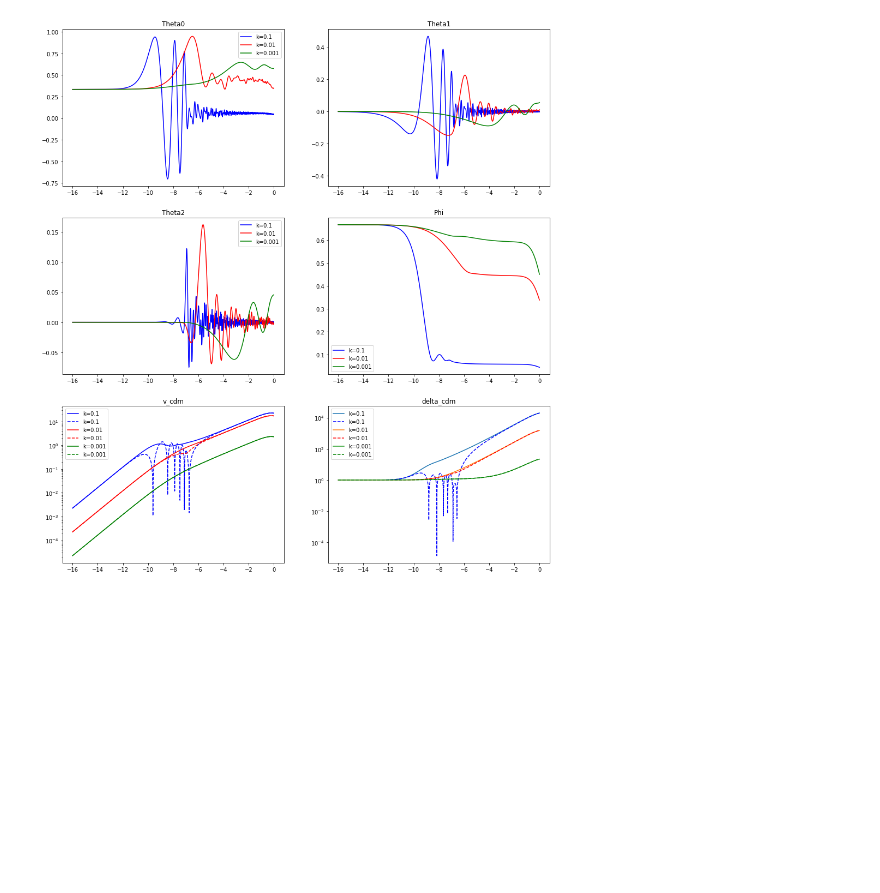
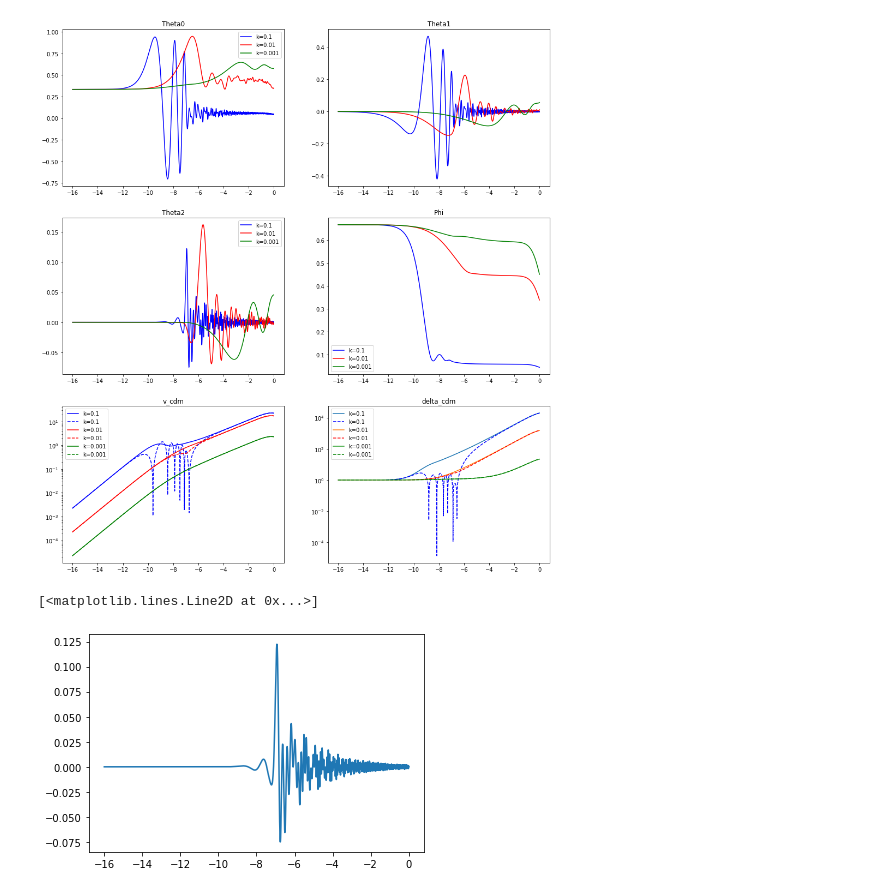
Before and after one commit to asdfbat/AST5220, a Jupyter notebook: Project/Python/m3_plotting.ipynb, the cells around one changed output. Drawn from its saved outputs; the diff is of its cells as text; code cells hidden in the pictures; blank space fills up the shorter version.

```diff
--- a/Project/Python/m3_plotting.ipynb
+++ b/Project/Python/m3_plotting.ipynb
@@ -22,6 +22,8 @@ Theta0     = data[:,:,5]
 Theta1     = data[:,:,6]
 Theta2     = data[:,:,7]
 Phi        = data[:,:,8]
+Psi        = data[:,:,9]
+Pi         = data[:,:,10]
 x.shape
 # %% [output]
 (5000,)
@@ -58,3 +60,8 @@ ax[2,1].legend()
 # %% [output]
 <matplotlib.legend.Legend at 0x...>
 [figure]
+# %%
+plt.plot(x, Pi[0])
+# %% [output]
+[<matplotlib.lines.Line2D at 0x...>]
+[figure, added]
```
Also changed, not shown: parts of 2 cells of this notebook, 2 other files.
